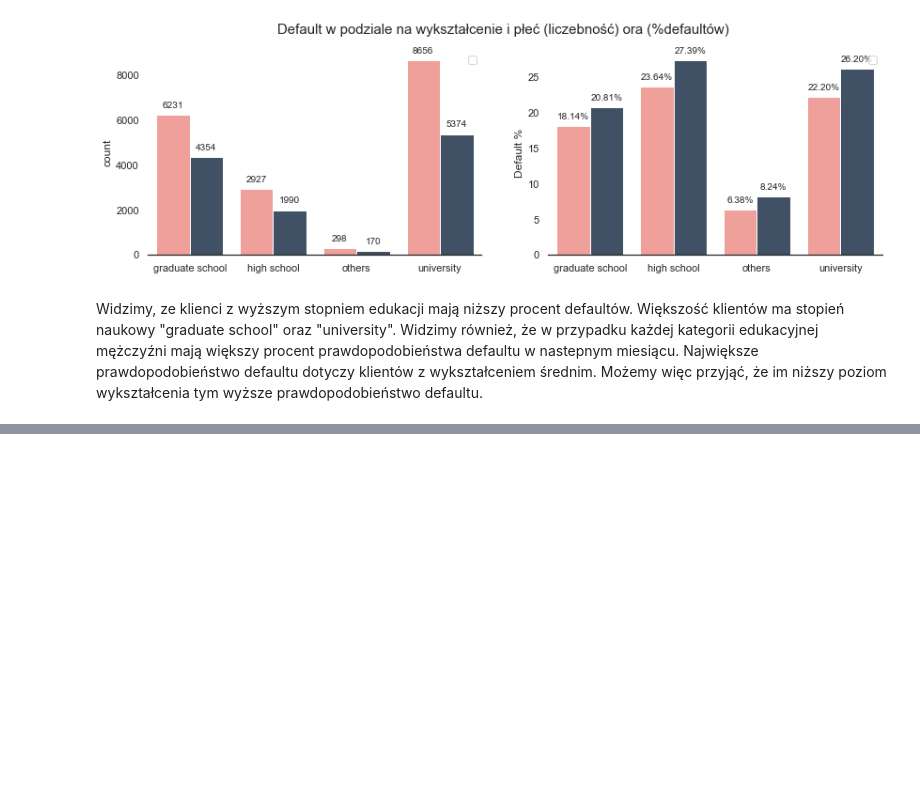
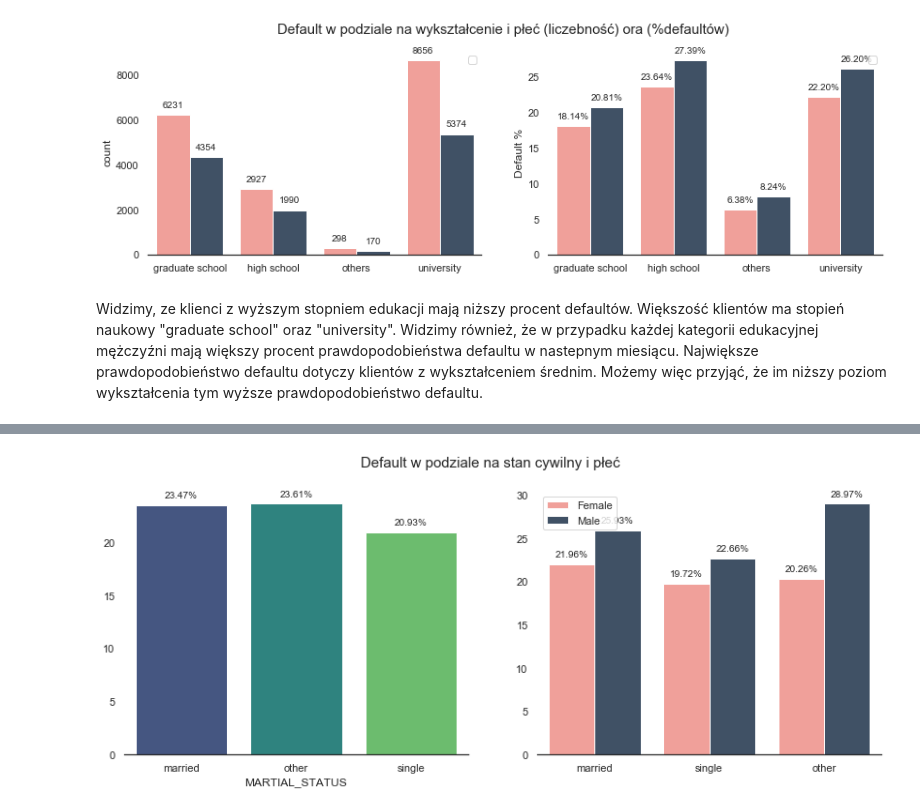
Before and after one commit to JakubPluta/Data-Science, a Jupyter notebook: Credit Approval/Credit Approvals.ipynb, the cells around one changed output, grey strips where cells are left out. Drawn from its saved outputs; the diff is of its cells as text; code cells hidden in the pictures; blank space fills up the shorter version.

```diff
--- a/Credit Approval/Credit Approvals.ipynb
+++ b/Credit Approval/Credit Approvals.ipynb
@@ -27,6 +27,13 @@ def education(x):
     elif x == 2: return 'university'
     elif x == 3: return 'high school'
     else: return 'others'
+
+def martials(x):
+    # Marital status (1=married, 2=single, 3=others)
+    if x == 1: return 'married'
+    elif x == 2 : return 'single'
+    else: return 'other'
+
 
 def annotate(ax,s="%.2f",suffix=''):
     for p in ax.patches:
@@ -233,6 +240,7 @@ Dodajmy podział na kategorie tekstowe w celu łatwiejszego odbioru informacji p
 data['AGE_GROUP'] = pd.cut(data['AGE'], [data['AGE'].min(),40,55,70,data['AGE'].max()], labels=["young", 'middle' ,"old","very old"])
 data['SEX_NAME'] = data['SEX'].apply(lambda x: 'Male' if x == 1 else 'Female')
 data['EDUCATION_GROUP'] = data['EDUCATION'].apply(lambda x: education(x) )
+data['MARTIAL_STATUS'] = data['MARRIAGE'].apply(lambda x: martials(x))
 # %%
 counts_pct(category='DEFAULT',data=data)
 # %% [output]
@@ -410,0 +427,17 @@ Widzimy, ze klienci z wyższym stopniem edukacji mają niższy procent defaultó
+# %%
+f,ax = plt.subplots(1,2,figsize=(14,5))
+fig10 = sns.barplot(y='DEFAULT %', x= 'MARTIAL_STATUS'
+                   ,data= cross_pct(c1='MARTIAL_STATUS', c2='DEFAULT').reset_index()
+                  ,palette='viridis',ax=ax[0])
+fig11 = sns.barplot(y=data['DEFAULT']*100, x= 'MARTIAL_STATUS',hue='SEX_NAME',ci=None
+                   ,data= data
+                  ,palette=['#FE938C','#3A506B'],ax=ax[1])
+fig11.legend(loc='best')
+
+fig10.set_ylabel('');
+annotate(fig10,s="%.2f",suffix='%')
+despine()
+annotate(fig11,s="%.2f",suffix='%')
+plt.suptitle('Default w podziale na stan cywilny i płeć',fontsize=15);
+# %% [output]
+[figure, added]
```
Also changed, not shown: parts of 3 cells of this notebook.
